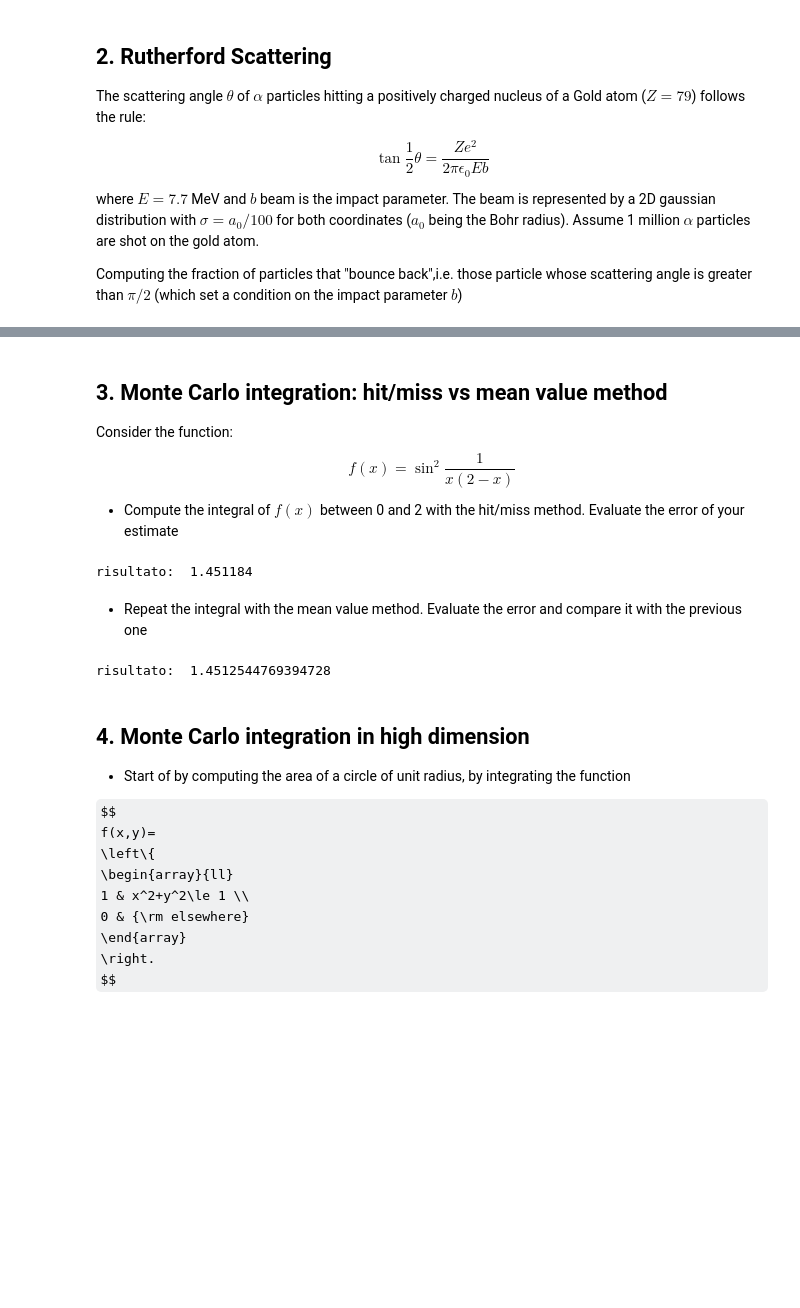
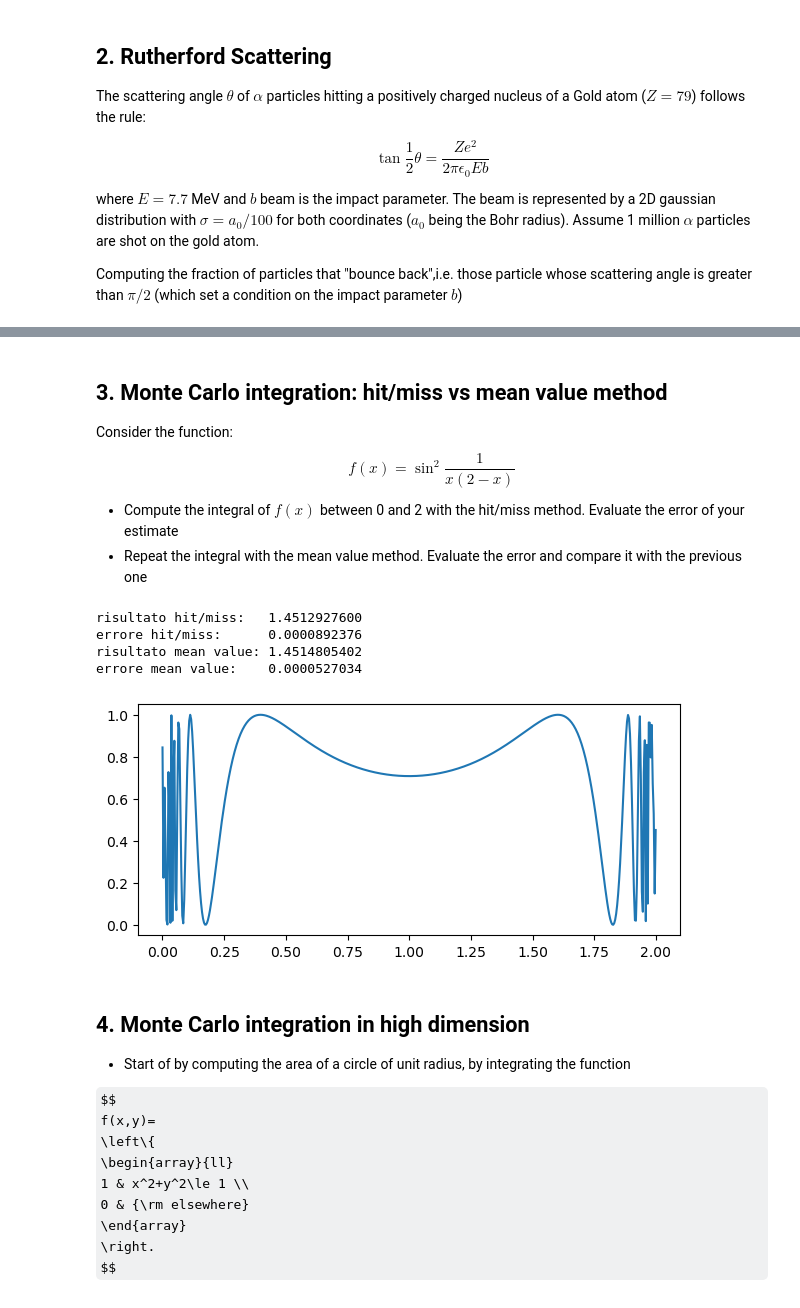
Before and after one commit to seccobenedetto/LCPA, a Jupyter notebook: 10ex_MonteCarlo.ipynb, the cells around one changed output, grey strips where cells are left out. Cells and saved outputs as stored; diff of their text form; code cells hidden in the pictures; some formulas as TeX source; blank space fills up the shorter version.

```diff
--- a/10ex_MonteCarlo.ipynb
+++ b/10ex_MonteCarlo.ipynb
@@ -134,40 +103,44 @@ NameError: name 'npr' is not defined
 Consider the function:
 $$f(x) =\sin^2{\frac{1}{x(2-x)}}$$
 * Compute the integral of $f(x)$ between 0 and 2 with the hit/miss method. Evaluate the error of your estimate
+* Repeat the integral with the mean value method. Evaluate the error and compare it with the previous one
 # %%
+# POINT A:
 # i think the result should be 1.4514
 def f(x):
     return (np.sin(1/(2*x-x**2)))**2
 
 # first we study the function to identify area A:
 x = np.linspace(0.0001,1.999, 500)
 y = f(x)
-#plt.plot(x,y)
+plt.figure(figsize=(7,3))
+plt.plot(x,y)
 
-# monte carlo:
+# monte carlo hit/miss:
 A = 2*1     # base*altezza, scelte guardando il grafico
-N = 10**6  # number of random tests
+N = 10**5  # number of random tests
 k = 0       # counts
 for i in range(N):
     x = npr.rand()*2
     y = npr.rand()
     if y < f(x): k+=1
 I = k/N*A
-print("risultato: ", I)
+print(f"risultato hit/miss:   {I:.10f}")
+err = A*np.sqrt( k/N*(1-k/N)/N )
+print(f"errore hit/miss:      {err:.10f}")
+
+# montecarlo mean value:
+x = npr.rand(N)
+I = (2-0)/N*np.sum(f(x))
+print(f"risultato mean value: {I:.10f}")
+err = 2*f(x).std()/np.sqrt(N)
+print(f"errore mean value:    {err:.10f}")
 # %% [output]
-risultato:  1.451184
+risultato hit/miss:   1.4512927600
+errore hit/miss:      0.0000892376
+risultato mean value: 1.4514805402
+errore mean value:    0.0000527034
+[figure, added]
-# %% [markdown]
-* Repeat the integral with the mean value method. Evaluate the error and compare it with the previous one
-# %%
-def f(x):
-    return (np.sin(1/(2*x-x**2)))**2
-
-N = 10**6        # number of tests
-x = npr.rand(N)
-I = (2-0)/N*np.sum(f(x))
-print("risultato: ", I)
-# %% [output]
-risultato:  1.4512544769394728
 # %% [markdown]
 ## 4\. **Monte Carlo integration in high dimension**
 
```
Also changed, not shown: parts of 14 cells of this notebook, 2 other files.
